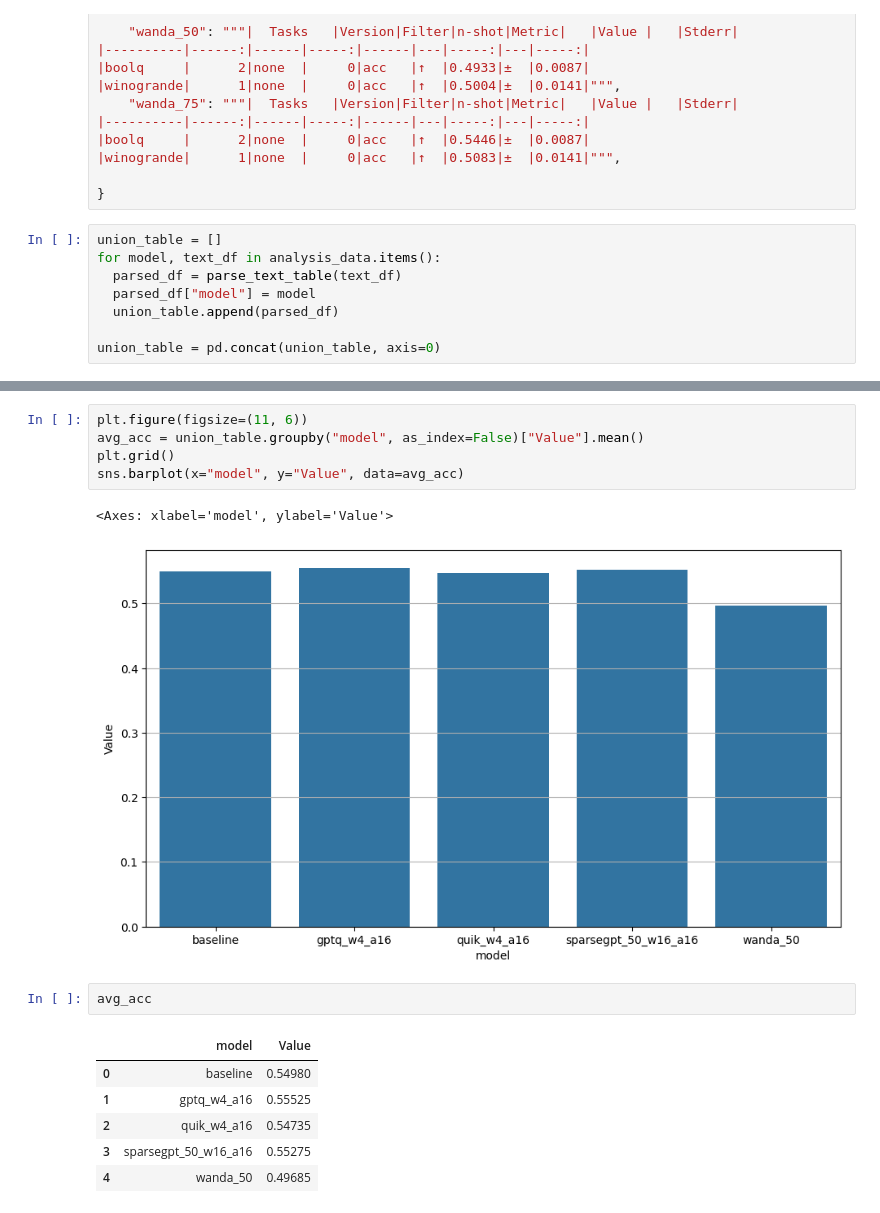
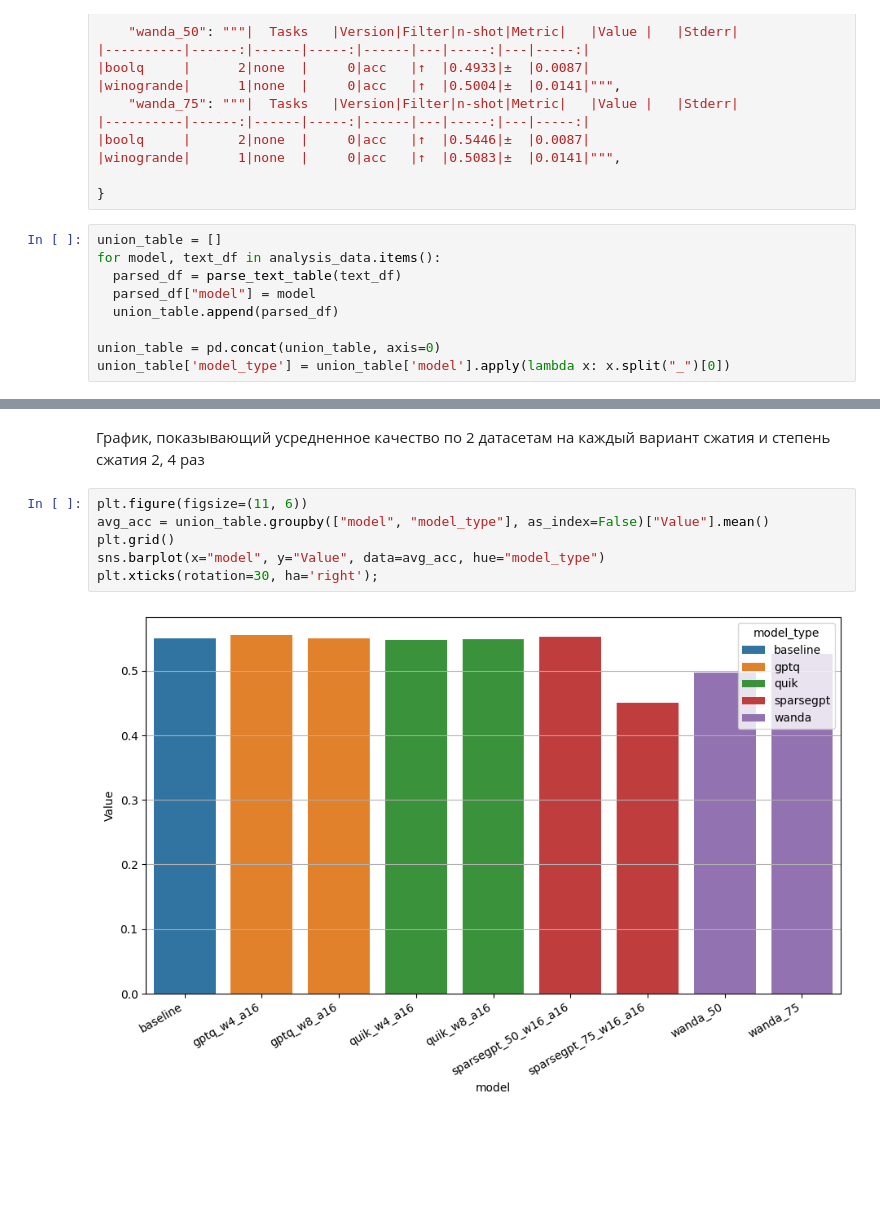
Before and after one commit to iptkachev/Efficient-DL-Models, a Jupyter notebook: Home Work/HW 1/notebooks/task_one.ipynb, the cells around one changed output, grey strips where cells are left out. Saved outputs shown, nothing was run; the diff lists cells and outputs as text; blank space fills up the shorter version.

```diff
--- a/Home Work/HW 1/notebooks/task_one.ipynb
+++ b/Home Work/HW 1/notebooks/task_one.ipynb
@@ -556,3 +556,4 @@ for model, text_df in analysis_data.items():
   union_table.append(parsed_df)
 
 union_table = pd.concat(union_table, axis=0)
+union_table['model_type'] = union_table['model'].apply(lambda x: x.split("_")[0])
@@ -575,17 +573,10 @@ Text(0.5, 1.0, 'winogrande')
+# %% [markdown]
+График, показывающий усредненное качество по 2 датасетам на каждый вариант сжатия и степень сжатия 2, 4 раз
 # %%
 plt.figure(figsize=(11, 6))
-avg_acc = union_table.groupby("model", as_index=False)["Value"].mean()
+avg_acc = union_table.groupby(["model", "model_type"], as_index=False)["Value"].mean()
 plt.grid()
-sns.barplot(x="model", y="Value", data=avg_acc)
+sns.barplot(x="model", y="Value", data=avg_acc, hue="model_type")
+plt.xticks(rotation=30, ha='right');
 # %% [output]
-<Axes: xlabel='model', ylabel='Value'>
-[figure, old version]
+[figure, new version]
-# %%
-avg_acc
-# %% [output]
-|  | model | Value |
-| 0 | baseline | 0.54980 |
-| 1 | gptq_w4_a16 | 0.55525 |
-| 2 | quik_w4_a16 | 0.54735 |
-| 3 | sparsegpt_50_w16_a16 | 0.55275 |
-| 4 | wanda_50 | 0.49685 |
```
Also changed, not shown: parts of 9 cells of this notebook.
